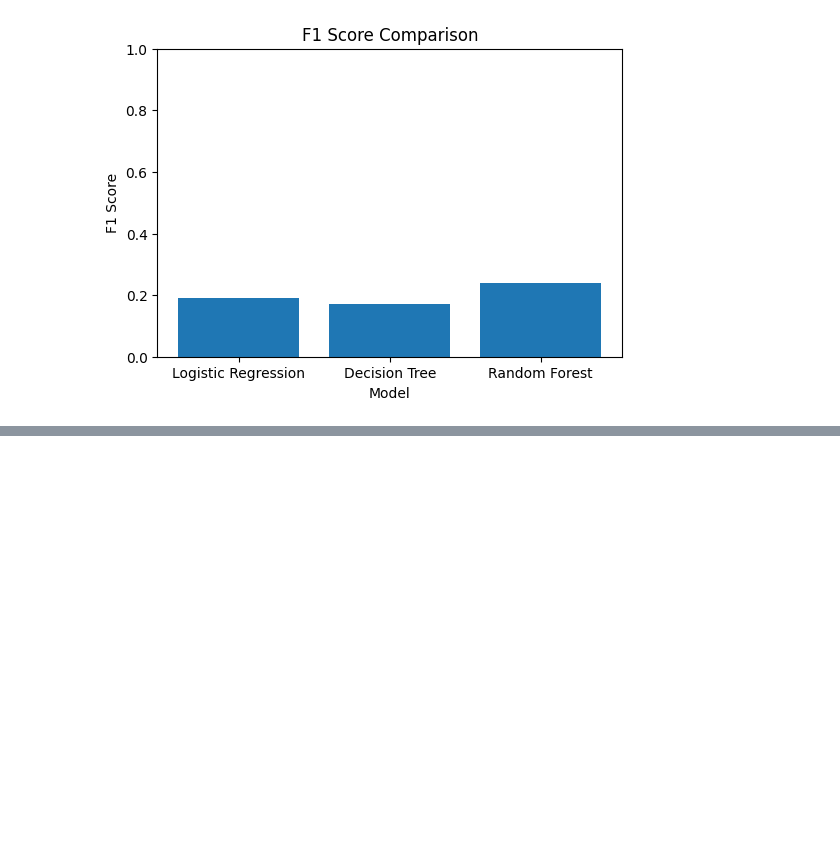
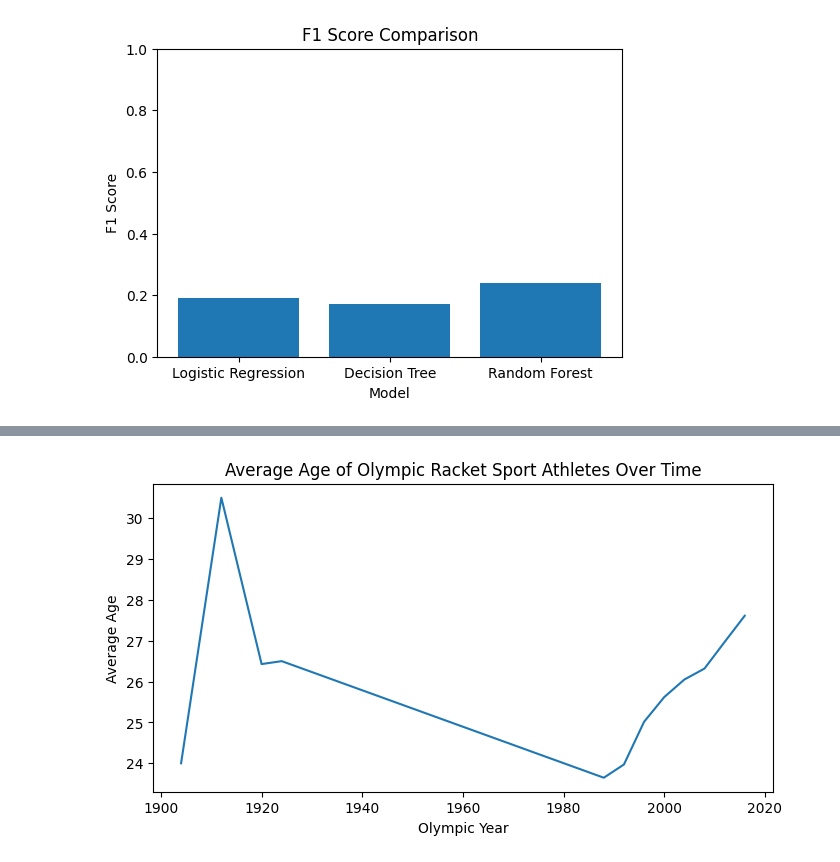
Before and after one commit to vp0716/Olympics, a Jupyter notebook: Olympics.ipynb, the cells around one changed output, grey strips where cells are left out. Drawn from its saved outputs; the diff is of its cells as text; code cells hidden in the pictures; blank space fills up the shorter version.

```diff
--- a/Olympics.ipynb
+++ b/Olympics.ipynb
@@ -395,0 +409,13 @@ plt.show()
+# %%
+age_by_year = racket_df.groupby("Year")["Age"].mean()
+
+plt.figure(figsize=(8,4))
+plt.plot(age_by_year.index, age_by_year.values)
+
+plt.title("Average Age of Olympic Racket Sport Athletes Over Time")
+plt.xlabel("Olympic Year")
+plt.ylabel("Average Age")
+
+plt.show()
+# %% [output]
+[figure, added]
```
Also changed, not shown: parts of 2 cells of this notebook.
